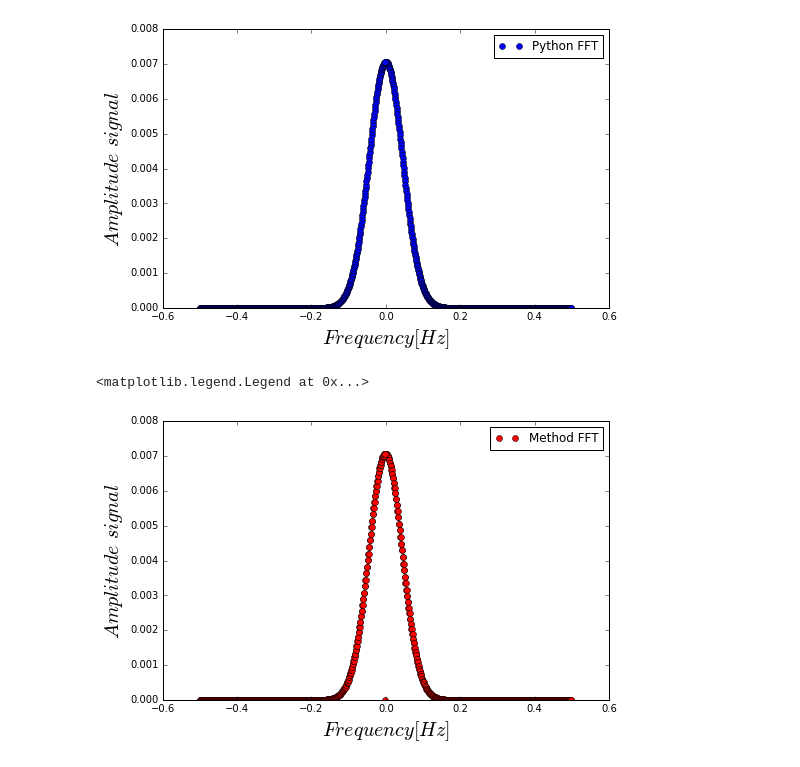
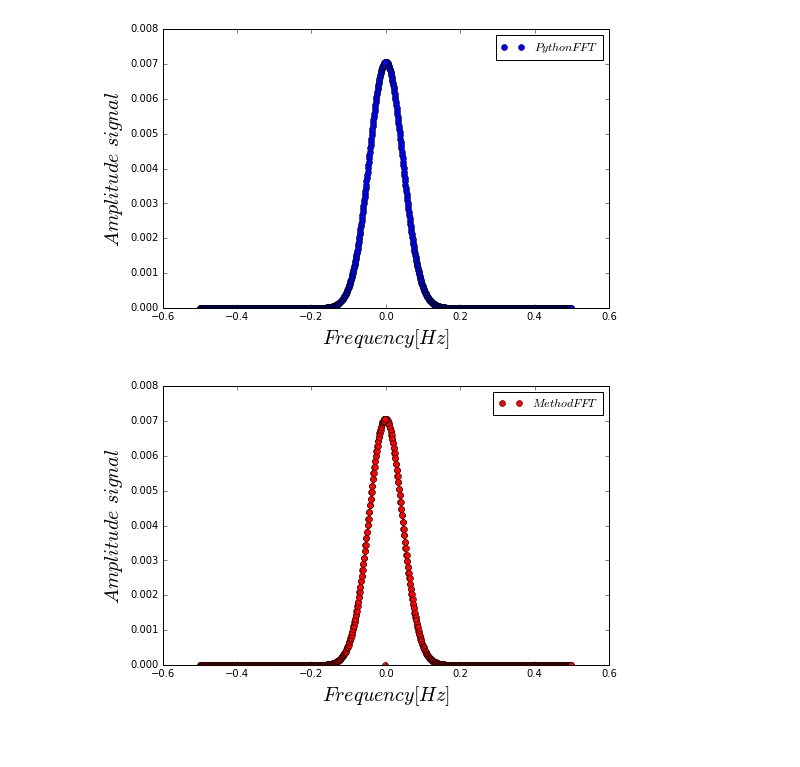
Before and after one commit to CosmoStats/cosmostats2018-jzsmoreno, a Jupyter notebook: Oct/fft_method.ipynb, the cells around one changed output. Saved outputs shown, nothing was run; the diff lists cells and outputs as text; code cells hidden in the pictures.

```diff
--- a/Oct/fft_method.ipynb
+++ b/Oct/fft_method.ipynb
@@ -48,19 +62,19 @@ plt.plot(x,gaussian(x,0.,.5))
 # %%
 plt.figure(figsize=(8,5))
 gfft = fft(gaussian(x,0.,.5))
 xf=np.fft.fftfreq(np.size(gfft))
 m = np.size(gfft)
-plt.plot(xf,abs(gfft)/m, 'bo',label = "Python FFT")
+plt.plot(xf,abs(gfft)/m, 'bo',label = "$Python FFT$")
 plt.xlabel("$Frequency [Hz]$",fontsize = 20)   # Establece el título del eje x
 plt.ylabel("$Amplitude$ $signal$",fontsize = 20)   # Establece el título del eje y
 plt.legend()
 plt.show()
 plt.figure(figsize=(8,5))
-plt.plot(xf,abs(fourier(gaussian(x,0.,.5)))/(m/2.), 'ro',label = "Method FFT")
+plt.plot(xf,abs(fourier(gaussian(x,0.,.5)))/(m/2.), 'ro',label = "$Method FFT$")
 plt.xlabel("$Frequency [Hz]$",fontsize = 20)   # Establece el título del eje x
 plt.ylabel("$Amplitude$ $signal$",fontsize = 20)   # Establece el título del eje y
 plt.legend()
+plt.show()
 # %% [output]
-[figure, old version]
+[figure, new version]
-<matplotlib.legend.Legend at 0x...>
-[figure, old version]
+[figure, new version]
```
Also changed, not shown: parts of 6 cells of this notebook, 3 other files.
